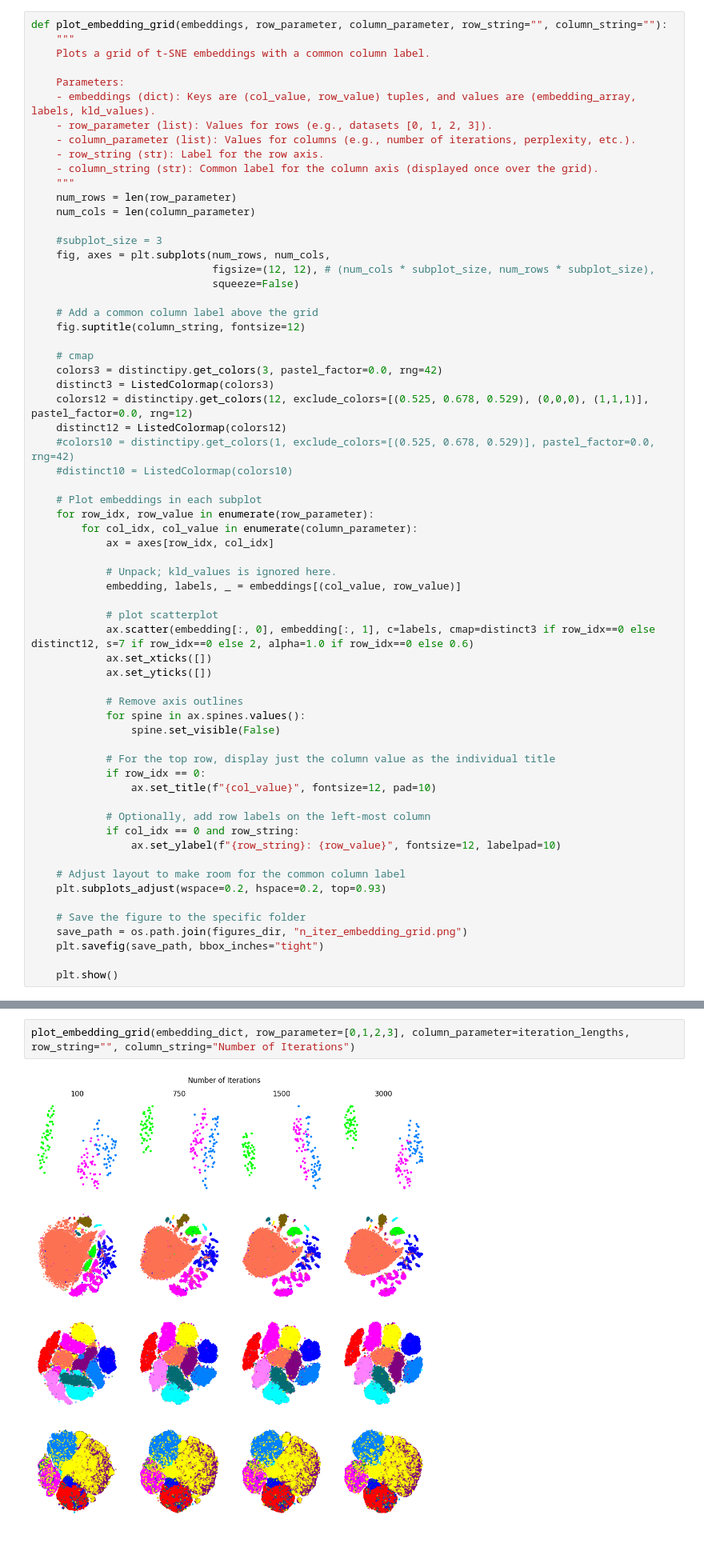
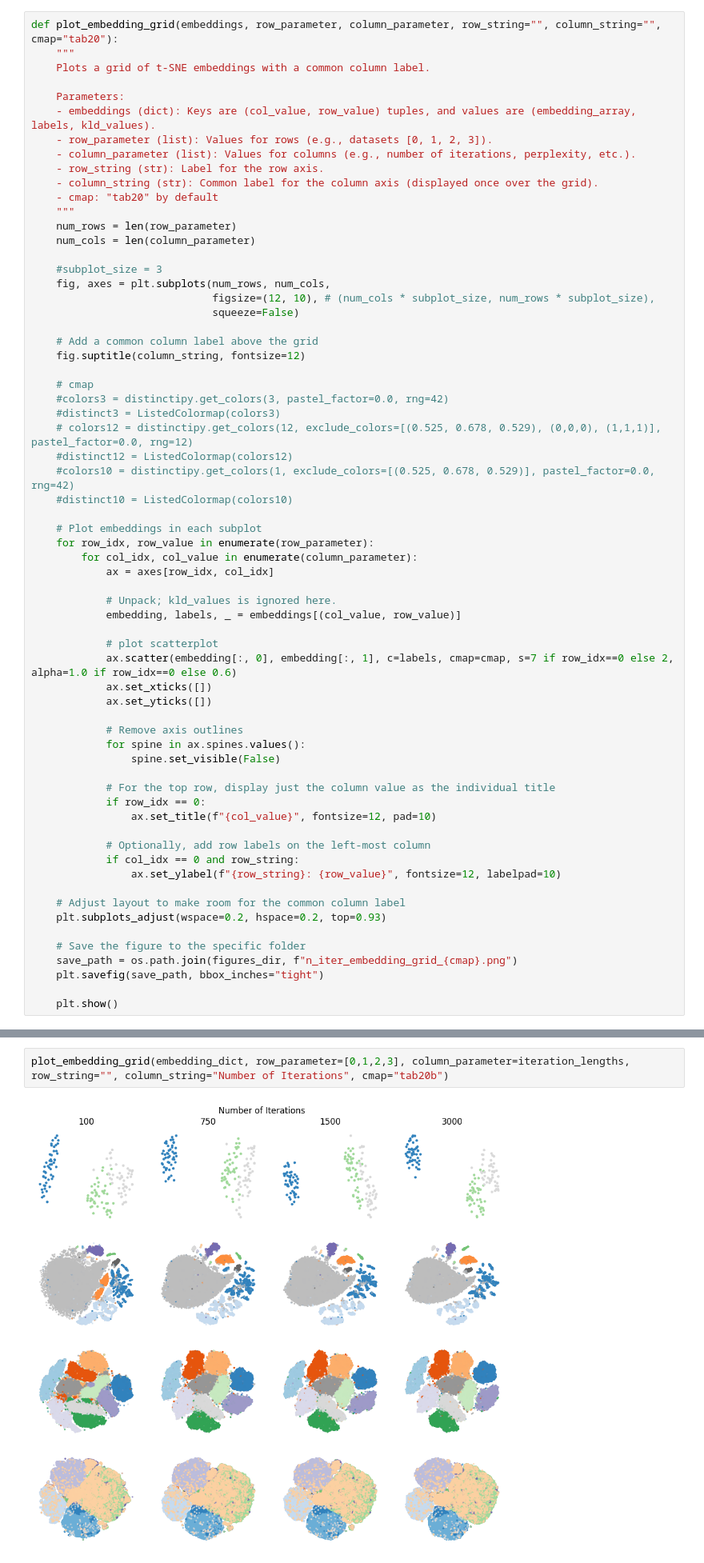
Before and after one commit to giSolve/thesis, a Jupyter notebook: code/notebooks/n_iter.ipynb, the cells around one changed output, grey strips where cells are left out. Shown at 80% size. Saved outputs shown, nothing was run; the diff lists cells and outputs as text.

```diff
--- a/code/notebooks/n_iter.ipynb
+++ b/code/notebooks/n_iter.ipynb
@@ -154,7 +154,7 @@ from matplotlib.colors import ListedColormap
 # Create a custom colormap
 distinctipy = ListedColormap(colors)
 # %%
-def plot_embedding_grid(embeddings, row_parameter, column_parameter, row_string="", column_string=""):
+def plot_embedding_grid(embeddings, row_parameter, column_parameter, row_string="", column_string="", cmap="tab20"):
     """
     Plots a grid of t-SNE embeddings with a common column label.
 
@@ -164,23 +164,24 @@ def plot_embedding_grid(embeddings, row_parameter, column_parameter, row_string=
     - column_parameter (list): Values for columns (e.g., number of iterations, perplexity, etc.).
     - row_string (str): Label for the row axis.
     - column_string (str): Common label for the column axis (displayed once over the grid).
+    - cmap: "tab20" by default
     """
     num_rows = len(row_parameter)
     num_cols = len(column_parameter)
 
     #subplot_size = 3
     fig, axes = plt.subplots(num_rows, num_cols,
-                             figsize=(12, 12), # (num_cols * subplot_size, num_rows * subplot_size),
+                             figsize=(12, 10), # (num_cols * subplot_size, num_rows * subplot_size),
                              squeeze=False)
 
     # Add a common column label above the grid
     fig.suptitle(column_string, fontsize=12)
 
     # cmap
-    colors3 = distinctipy.get_colors(3, pastel_factor=0.0, rng=42)
-    distinct3 = ListedColormap(colors3)
-    colors12 = distinctipy.get_colors(12, exclude_colors=[(0.525, 0.678, 0.529), (0,0,0), (1,1,1)], pastel_factor=0.0, rng=12)
-    distinct12 = ListedColormap(colors12)
+    #colors3 = distinctipy.get_colors(3, pastel_factor=0.0, rng=42)
+    #distinct3 = ListedColormap(colors3)
+    # colors12 = distinctipy.get_colors(12, exclude_colors=[(0.525, 0.678, 0.529), (0,0,0), (1,1,1)], pastel_factor=0.0, rng=12)
+    #distinct12 = ListedColormap(colors12)
     #colors10 = distinctipy.get_colors(1, exclude_colors=[(0.525, 0.678, 0.529)], pastel_factor=0.0, rng=42)
     #distinct10 = ListedColormap(colors10)
 
@@ -193,7 +194,7 @@ def plot_embedding_grid(embeddings, row_parameter, column_parameter, row_string=
             embedding, labels, _ = embeddings[(col_value, row_value)]
 
             # plot scatterplot
-            ax.scatter(embedding[:, 0], embedding[:, 1], c=labels, cmap=distinct3 if row_idx==0 else distinct12, s=7 if row_idx==0 else 2, alpha=1.0 if row_idx==0 else 0.6)
+            ax.scatter(embedding[:, 0], embedding[:, 1], c=labels, cmap=cmap, s=7 if row_idx==0 else 2, alpha=1.0 if row_idx==0 else 0.6)
             ax.set_xticks([])
             ax.set_yticks([])
 
@@ -213,7 +214,7 @@ def plot_embedding_grid(embeddings, row_parameter, column_parameter, row_string=
     plt.subplots_adjust(wspace=0.2, hspace=0.2, top=0.93)
 
     # Save the figure to the specific folder
-    save_path = os.path.join(figures_dir, "n_iter_embedding_grid.png")
+    save_path = os.path.join(figures_dir, f"n_iter_embedding_grid_{cmap}.png")
     plt.savefig(save_path, bbox_inches="tight")
 
     plt.show()
@@ -462,6 +463,6 @@ datasets_small = [load_n_samples(n_points, X, y) for (X, y) in all_data]
 # %%
 embedding_dict = run_tsne_with_callbacks_and_timing(all_data, iteration_lengths, verbose=False)
 # %%
-plot_embedding_grid(embedding_dict, row_parameter=[0,1,2,3], column_parameter=iteration_lengths, row_string="", column_string="Number of Iterations")
+plot_embedding_grid(embedding_dict, row_parameter=[0,1,2,3], column_parameter=iteration_lengths, row_string="", column_string="Number of Iterations", cmap="tab20b")
 # %% [output]
-[figure, old version]
+[figure, new version]
```
Also changed, not shown: parts of 4 cells of this notebook, 20 other files.
